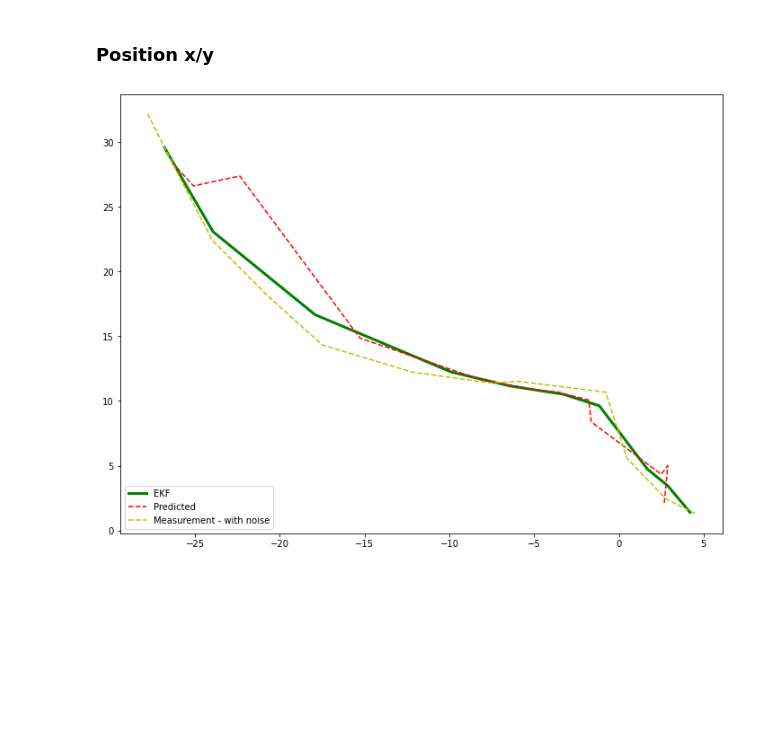
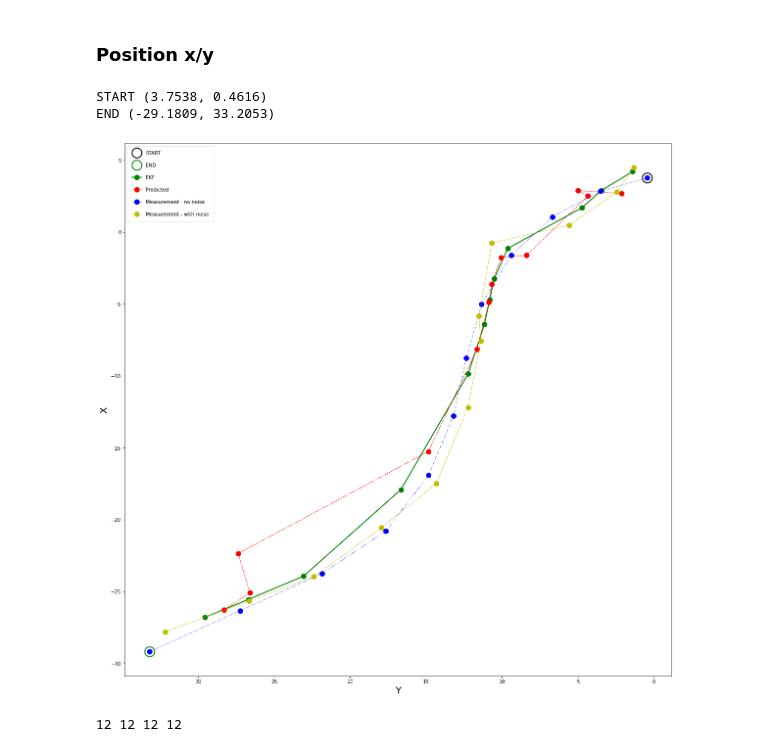
Before and after one commit to icaropires/objectlevel_fusion, a Jupyter notebook: experiments/temporal_alignment_EKF.ipynb, the cells around one changed output. Drawn from its saved outputs; the diff is of its cells as text; code cells hidden in the pictures; blank space fills up the shorter version.

Commit message:
Improve trajectory graph for temporal aligner experiment

```diff
--- a/experiments/temporal_alignment_EKF.ipynb
+++ b/experiments/temporal_alignment_EKF.ipynb
@@ -518,21 +518,36 @@ plt.legend(loc='best',prop={'size':22})
 # %% [markdown]
 ### Position x/y
 # %%
-fig = plt.figure(figsize=(12,9))
+print('START', f'({x_measurement[0]}, {y_measurement[0]})')
+print('END', f'({x_measurement[-1]}, {y_measurement[-1]})')
+
+fig = plt.figure(figsize=(20,20))
+plt.gca().invert_xaxis()
 
 x_measurement, y_measurement = measurements_mock[:, STATE_X_IDX], measurements_mock[:, STATE_Y_IDX]
-x_noisy_measurement, y_noisy_measurement, x_predicted, y_predicted = np.array(
-    [x_noisy_measurement, y_noisy_measurement, x_predicted, y_predicted],
+x_ekf, y_ekf, x_noisy_measurement, y_noisy_measurement, x_predicted, y_predicted = np.array(
+    [x0, x1, x_noisy_measurement, y_noisy_measurement, x_predicted, y_predicted],
     dtype='float64'
 )
 
-plt.plot(x0, x1, label='EKF', c='g', lw=3)
-plt.plot(x_predicted, y_predicted, label='Predicted', c='r', lw=1.5, ls='--')
+plt.plot(y_measurement[0], x_measurement[0], 'o', label='START', c='w', ms=20, mew=2, mec='k')
+plt.plot(y_measurement[-1], x_measurement[-1], 'o', label='END', c='w', ms=20, mew=2, mec='g')
 
-# plt.plot(x_measurement, y_measurement, label='Measurement - no noise', c='b', lw=1.5, ls=':')
-plt.plot(x_noisy_measurement, y_noisy_measurement, label='Measurement - with noise', c='y', lw=1.5, ls='--')
+plt.plot(y_ekf, x_ekf, '-o', label='EKF', c='g', lw=2, ms=10)
+plt.plot(y_predicted, x_predicted, 'o--', label='Predicted', c='r', lw=1, ms=10)
 
-plt.legend(loc="lower left")
+plt.plot(y_measurement, x_measurement, 'o:', label='Measurement - no noise', c='b', lw=1, ms=10)
+plt.plot(y_noisy_measurement, x_noisy_measurement, 'o--', label='Measurement - with noise', c='y', lw=1, ms=10)
+
+plt.xlabel("Y", fontsize=20)
+plt.ylabel("X", fontsize=20)
+plt.legend(loc="upper left", labelspacing=1.5, fontsize=10, borderpad=1)
 plt.show()
+
+print(y_measurement.shape[0], y_noisy_measurement.shape[0], y_ekf.shape[0], y_predicted.shape[0])
+assert(y_measurement.shape[0] == y_noisy_measurement.shape[0] == y_ekf.shape[0] == y_predicted.shape[0])
 # %% [output]
+START (3.7538, 0.4616)
+END (-29.1809, 33.2053)
-[figure, old version]
+[figure, new version]
+12 12 12 12
```
